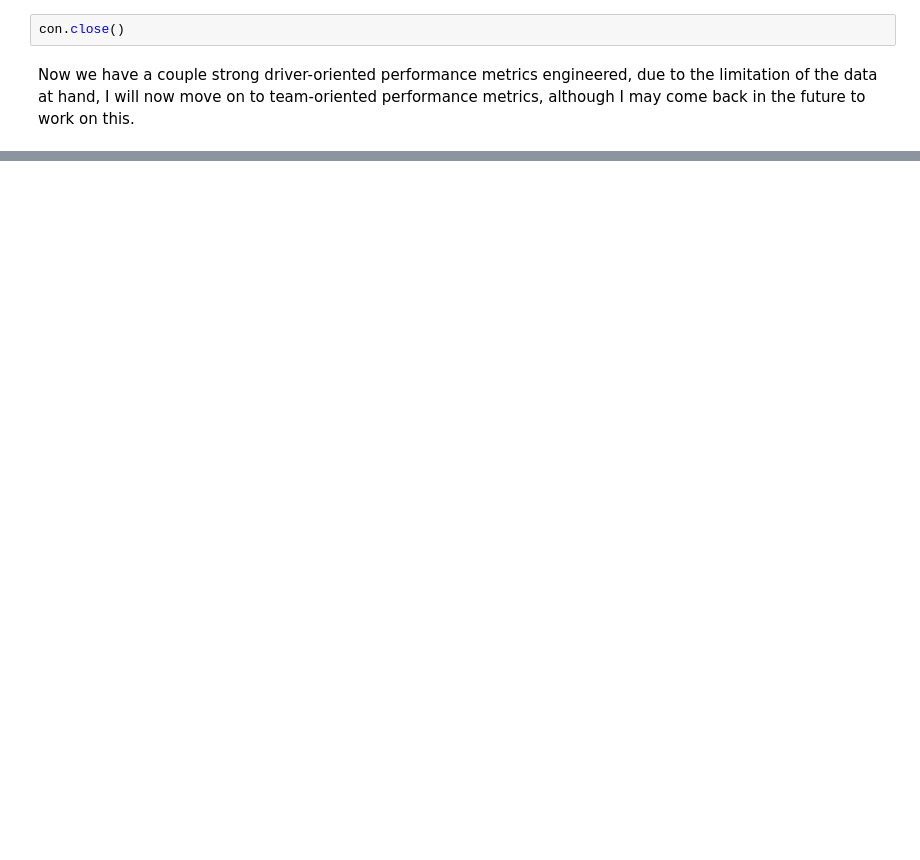
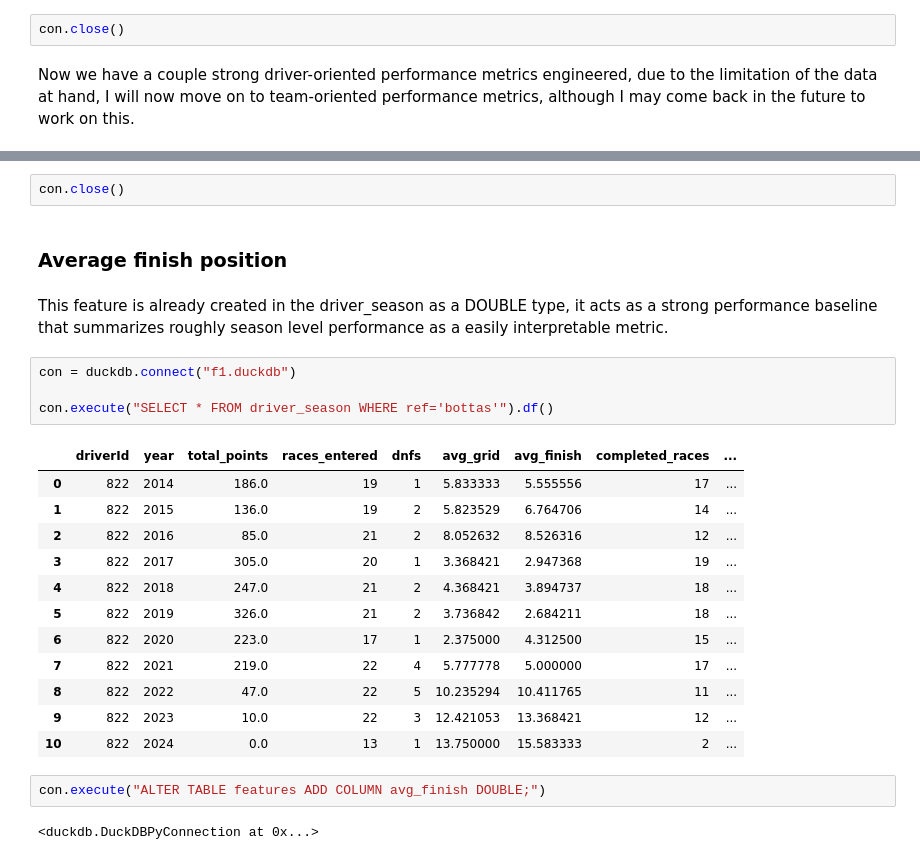
Before and after one commit to viurdaneta/F1, a Jupyter notebook: Feature Engineering.ipynb, the cells around one changed output, grey strips where cells are left out. Cells and saved outputs as stored; diff of their text form; blank space fills up the shorter version.

```diff
--- a/Feature Engineering.ipynb
+++ b/Feature Engineering.ipynb
@@ -380,0 +781,27 @@ Now we have a couple strong driver-oriented performance metrics engineered, due
+# %%
+con.close()
+# %% [markdown]
+### Average finish position
+# %% [markdown]
+This feature is already created in the driver_season as a DOUBLE type, it acts as a strong performance baseline that summarizes roughly season level performance as a easily interpretable metric.
+# %%
+con = duckdb.connect("f1.duckdb")
+
+con.execute("SELECT * FROM driver_season WHERE ref='bottas'").df()
+# %% [output]
+|  | driverId | year | total_points | races_entered | dnfs | avg_grid | avg_finish | completed_races | ... |
+| 0 | 822 | 2014 | 186.0 | 19 | 1 | 5.833333 | 5.555556 | 17 | ... |
+| 1 | 822 | 2015 | 136.0 | 19 | 2 | 5.823529 | 6.764706 | 14 | ... |
+| 2 | 822 | 2016 | 85.0 | 21 | 2 | 8.052632 | 8.526316 | 12 | ... |
+| 3 | 822 | 2017 | 305.0 | 20 | 1 | 3.368421 | 2.947368 | 19 | ... |
+| 4 | 822 | 2018 | 247.0 | 21 | 2 | 4.368421 | 3.894737 | 18 | ... |
+| 5 | 822 | 2019 | 326.0 | 21 | 2 | 3.736842 | 2.684211 | 18 | ... |
+| 6 | 822 | 2020 | 223.0 | 17 | 1 | 2.375000 | 4.312500 | 15 | ... |
+| 7 | 822 | 2021 | 219.0 | 22 | 4 | 5.777778 | 5.000000 | 17 | ... |
+| 8 | 822 | 2022 | 47.0 | 22 | 5 | 10.235294 | 10.411765 | 11 | ... |
+| 9 | 822 | 2023 | 10.0 | 22 | 3 | 12.421053 | 13.368421 | 12 | ... |
+| 10 | 822 | 2024 | 0.0 | 13 | 1 | 13.750000 | 15.583333 | 2 | ... |
+# %%
+con.execute("ALTER TABLE features ADD COLUMN avg_finish DOUBLE;")
+# %% [output]
+<duckdb.DuckDBPyConnection at 0x...>
```
Also changed, not shown: parts of 69 cells of this notebook, 2 other files.
